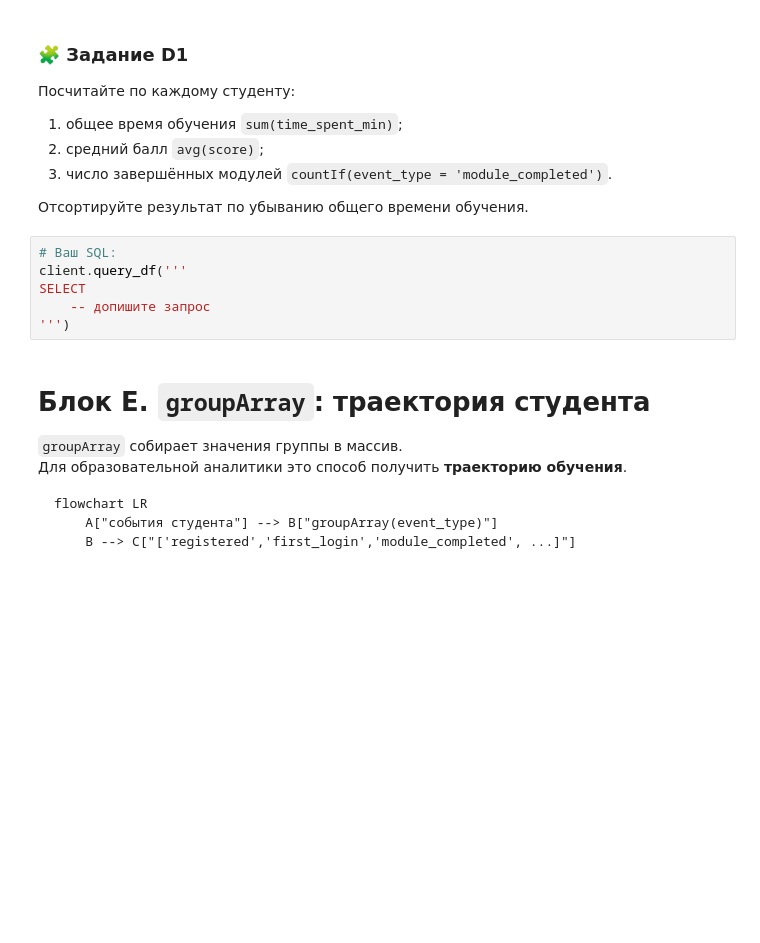
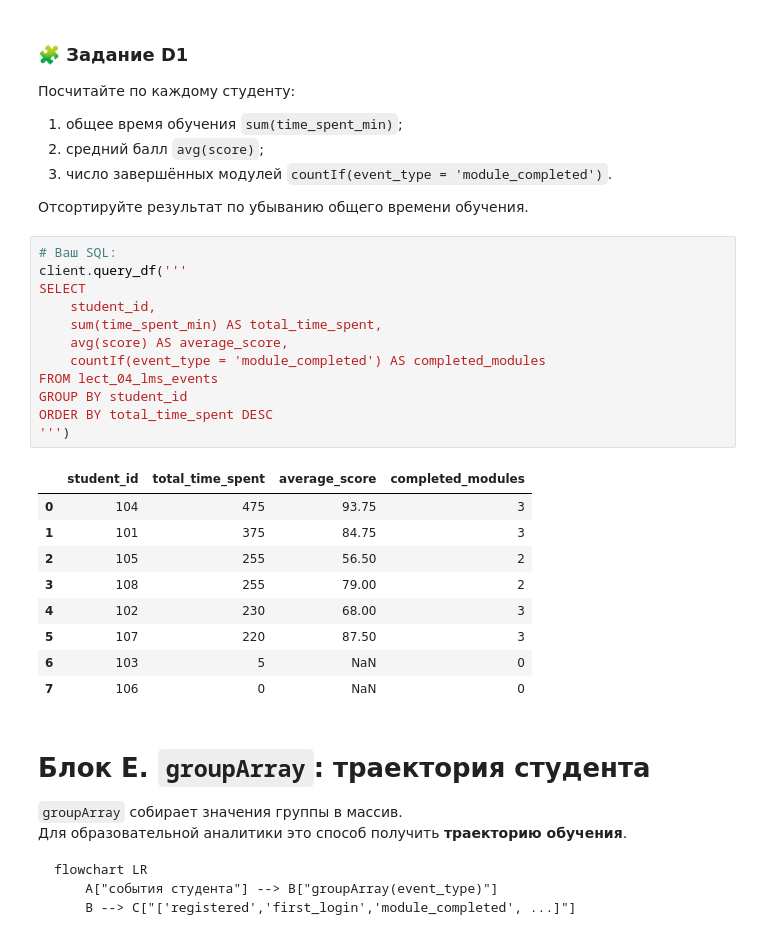
Before and after one commit to sv2001eta-svg/student_PPK, a Jupyter notebook: pr_05.ipynb, the cells around one changed output. Saved outputs shown, nothing was run; the diff lists cells and outputs as text; blank space fills up the shorter version.

```diff
--- a/pr_05.ipynb
+++ b/pr_05.ipynb
@@ -440,12 +632,28 @@ FROM lect_04_lms_events
 3. число завершённых модулей `countIf(event_type = 'module_completed')`.
 
 Отсортируйте результат по убыванию общего времени обучения.
-# %%
-# Ваш SQL:
-client.query_df('''
-SELECT
-    -- допишите запрос
-''')
+# %%
+# Ваш SQL:
+client.query_df('''
+SELECT
+    student_id,
+    sum(time_spent_min) AS total_time_spent,
+    avg(score) AS average_score,
+    countIf(event_type = 'module_completed') AS completed_modules
+FROM lect_04_lms_events
+GROUP BY student_id
+ORDER BY total_time_spent DESC
+''')
+# %% [output]
+|  | student_id | total_time_spent | average_score | completed_modules |
+| 0 | 104 | 475 | 93.75 | 3 |
+| 1 | 101 | 375 | 84.75 | 3 |
+| 2 | 105 | 255 | 56.50 | 2 |
+| 3 | 108 | 255 | 79.00 | 2 |
+| 4 | 102 | 230 | 68.00 | 3 |
+| 5 | 107 | 220 | 87.50 | 3 |
+| 6 | 103 | 5 | NaN | 0 |
+| 7 | 106 | 0 | NaN | 0 |
 # %% [markdown]
 # Блок E. `groupArray`: траектория студента
 
```
Also changed, not shown: parts of 36 cells of this notebook.
